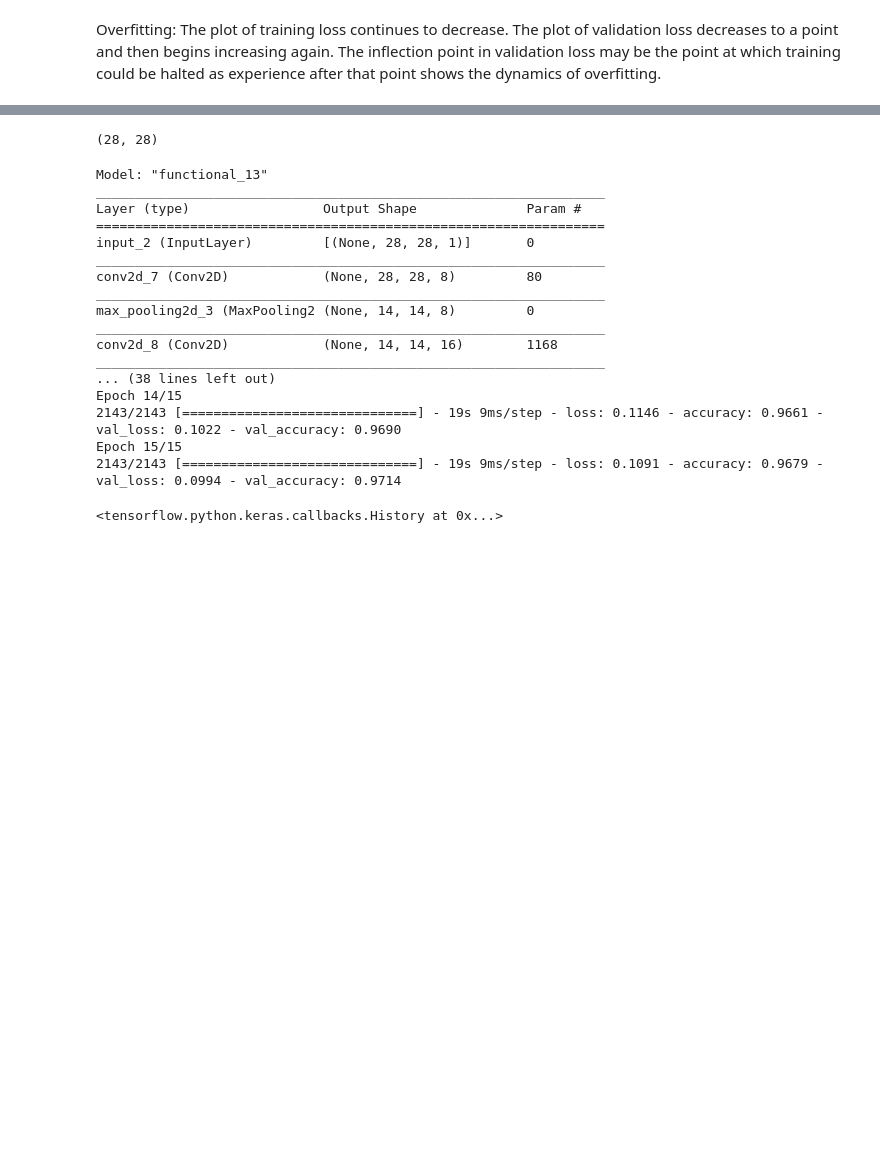
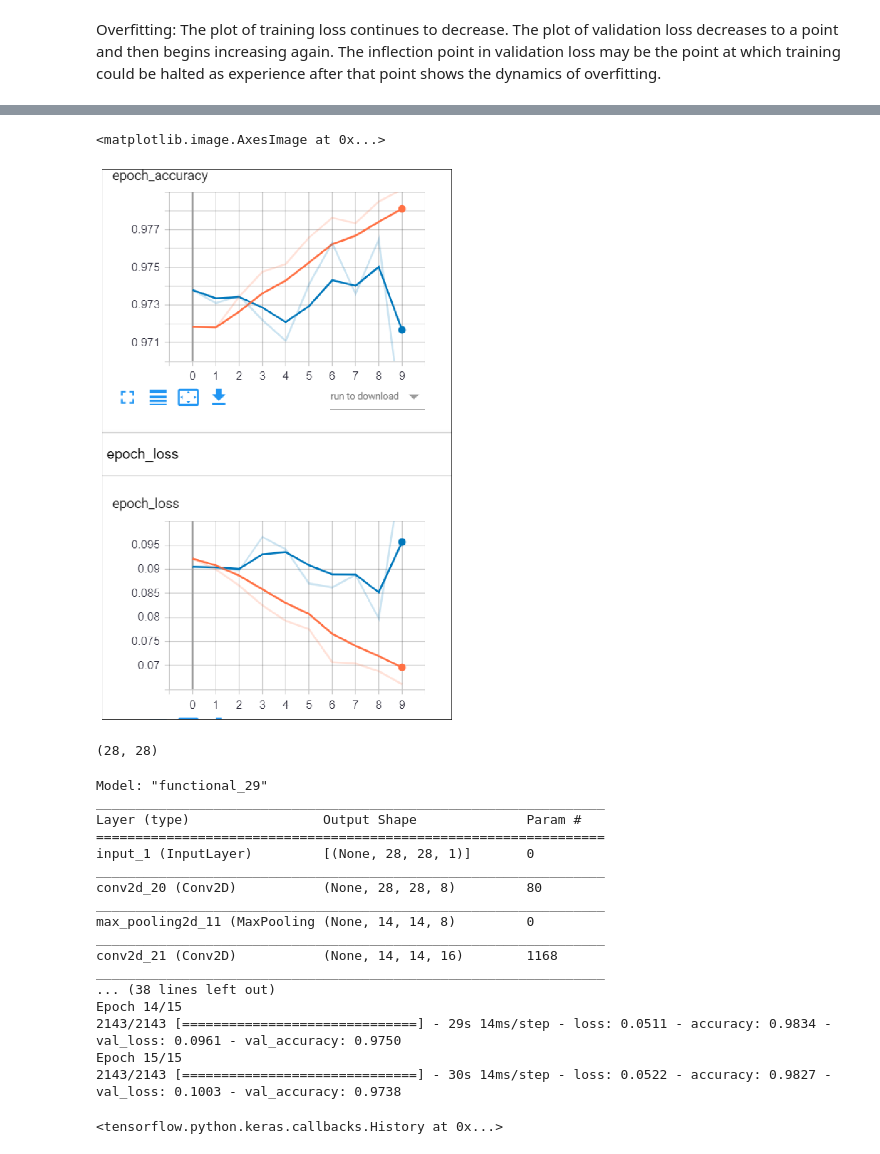
Before and after one commit to ssizova/ML_sizova, a Jupyter notebook: mnist_nn.ipynb, the cells around one changed output, grey strips where cells are left out. Saved outputs shown, nothing was run; the diff lists cells and outputs as text; code cells hidden in the pictures; blank space fills up the shorter version.

```diff
--- a/mnist_nn.ipynb
+++ b/mnist_nn.ipynb
@@ -256,3 +268,12 @@ The inflection point in validation loss may be the point at which training could
+# %%
+image = 'overfit.png'
+accuracy_models = cv2.cvtColor(cv2.imread(image),cv2.COLOR_BGR2RGB)
+plt.figure(figsize= (12,24))
+plt.xticks([]), plt.yticks([])
+plt.imshow(accuracy_models)
+# %% [output]
+<matplotlib.image.AxesImage at 0x...>
+[figure, added]
 # %%
 def rotation(image,angle):
     #image = ndimage.rotate(image, angle)
@@ -292,7 +317,9 @@ for image in x_train:
 # %% [output]
 (28, 28)
 # %%
-x_train_augmented, x_test = x_train_augmented / 255.0, x_test / 255.0
+x_train_augmented, x_test_augmented = x_train_augmented / 255.0, x_test_augmented / 255.0
+y_train_cl = to_categorical(y_train, num_classes=10)
+y_test_cl = to_categorical(y_test, num_classes=10)
 out5 = create_model(inp)
 model5 = Model(inp, out5)
 model5.summary()
@@ -307,24 +334,24 @@ model5.fit(x=x_train_augmented,
           y=y_train_cl,
           epochs=15,
           batch_size = 28,
-          validation_data=(x_test, y_test_cl),
+          validation_data=(x_test_augmented, y_test_cl),
           callbacks=[tensorboard_callback])
 # %% [output]
-Model: "functional_13"
+Model: "functional_29"
 _________________________________________________________________
 Layer (type)                 Output Shape              Param #
 =================================================================
-input_2 (InputLayer)         [(None, 28, 28, 1)]       0
+input_1 (InputLayer)         [(None, 28, 28, 1)]       0
 _________________________________________________________________
-conv2d_7 (Conv2D)            (None, 28, 28, 8)         80
+conv2d_20 (Conv2D)           (None, 28, 28, 8)         80
 _________________________________________________________________
-max_pooling2d_3 (MaxPooling2 (None, 14, 14, 8)         0
+max_pooling2d_11 (MaxPooling (None, 14, 14, 8)         0
 _________________________________________________________________
-conv2d_8 (Conv2D)            (None, 14, 14, 16)        1168
+conv2d_21 (Conv2D)           (None, 14, 14, 16)        1168
 _________________________________________________________________
 ... (38 lines left out)
 Epoch 14/15
-2143/2143 [==============================] - 19s 9ms/step - loss: 0.1146 - accuracy: 0.9661 - val_loss: 0.1022 - val_accuracy: 0.9690
+2143/2143 [==============================] - 29s 14ms/step - loss: 0.0511 - accuracy: 0.9834 - val_loss: 0.0961 - val_accuracy: 0.9750
 Epoch 15/15
-2143/2143 [==============================] - 19s 9ms/step - loss: 0.1091 - accuracy: 0.9679 - val_loss: 0.0994 - val_accuracy: 0.9714
+2143/2143 [==============================] - 30s 14ms/step - loss: 0.0522 - accuracy: 0.9827 - val_loss: 0.1003 - val_accuracy: 0.9738
 <tensorflow.python.keras.callbacks.History at 0x...>
```
Also changed, not shown: parts of 15 cells of this notebook, 2 other files.
